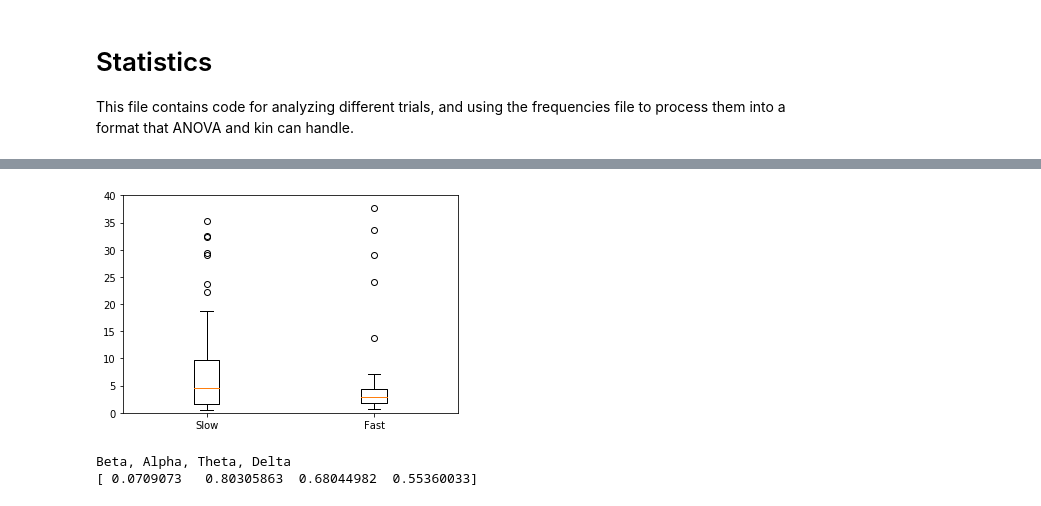
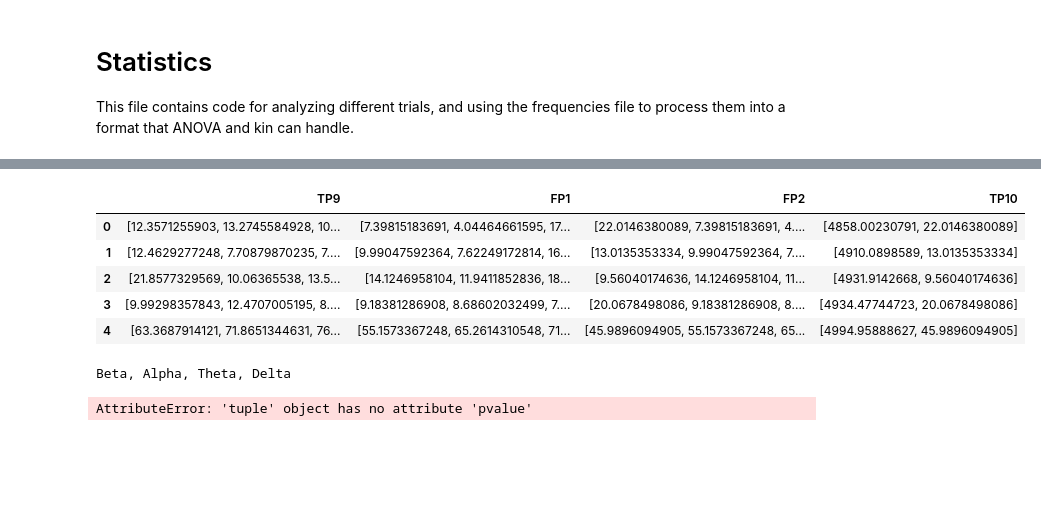
Before and after one commit to HALtheWise/neurotech-bmi, a Jupyter notebook: statistics.ipynb, the cells around one changed output, grey strips where cells are left out. Drawn from its saved outputs; the diff is of its cells as text; code cells hidden in the pictures; blank space fills up the shorter version.

Commit message:
questionably helpful code for 4 channels

```diff
--- a/statistics.ipynb
+++ b/statistics.ipynb
@@ -52,15 +54,23 @@ uchunks.head()
 # %%
 slow = np.array(uchunks[uchunks.case=='slow'].waveAmps.as_matrix().tolist())
 fast = np.array(uchunks[uchunks.case=='fast'].waveAmps.as_matrix().tolist())
-
-plt.boxplot([slow[:,2], fast[:,2]]);
-plt.xticks([1,2], 'Slow Fast'.split())
-plt.ylim([0,40]);
+channels = ['TP9', 'FP1', 'FP2', 'TP10']
+slow_allchan = pd.DataFrame(slow, columns=channels)
+fast_allchan = pd.DataFrame(fast, columns=channels)
+fast_allchan.head()
+#plt.boxplot(([slow[:,2]-fast[:,2]]).all);
+#plt.xticks([1,2], 'Slow Fast'.split())
+#plt.ylim([0,40]);
 # %% [output]
-[figure, removed]
+|  | TP9 | FP1 | FP2 | TP10 |
+| 0 | [12.3571255903, 13.2745584928, 10... | [7.39815183691, 4.04464661595, 17... | [22.0146380089, 7.39815183691, 4.... | [4858.00230791, 22.0146380089] |
+| 1 | [12.4629277248, 7.70879870235, 7.... | [9.99047592364, 7.62249172814, 16... | [13.0135353334, 9.99047592364, 7.... | [4910.0898589, 13.0135353334] |
+| 2 | [21.8577329569, 10.06365538, 13.5... | [14.1246958104, 11.9411852836, 18... | [9.56040174636, 14.1246958104, 11... | [4931.9142668, 9.56040174636] |
+| 3 | [9.99298357843, 12.4707005195, 8.... | [9.18381286908, 8.68602032499, 7.... | [20.0678498086, 9.18381286908, 8.... | [4934.47744723, 20.0678498086] |
+| 4 | [63.3687914121, 71.8651344631, 76... | [55.1573367248, 65.2614310548, 71... | [45.9896094905, 55.1573367248, 65... | [4994.95888627, 45.9896094905] |
 # %%
 print "Beta, Alpha, Theta, Delta"
-print scipy.stats.ttest_ind(slow, fast).pvalue
+print scipy.stats.ttest_ind(slow[:,1], fast[:,1]).pvalue
 # %% [output]
 Beta, Alpha, Theta, Delta
-[ 0.0709073   0.80305863  0.68044982  0.55360033]
+AttributeError: 'tuple' object has no attribute 'pvalue'
```
Also changed, not shown: parts of 3 cells of this notebook.
